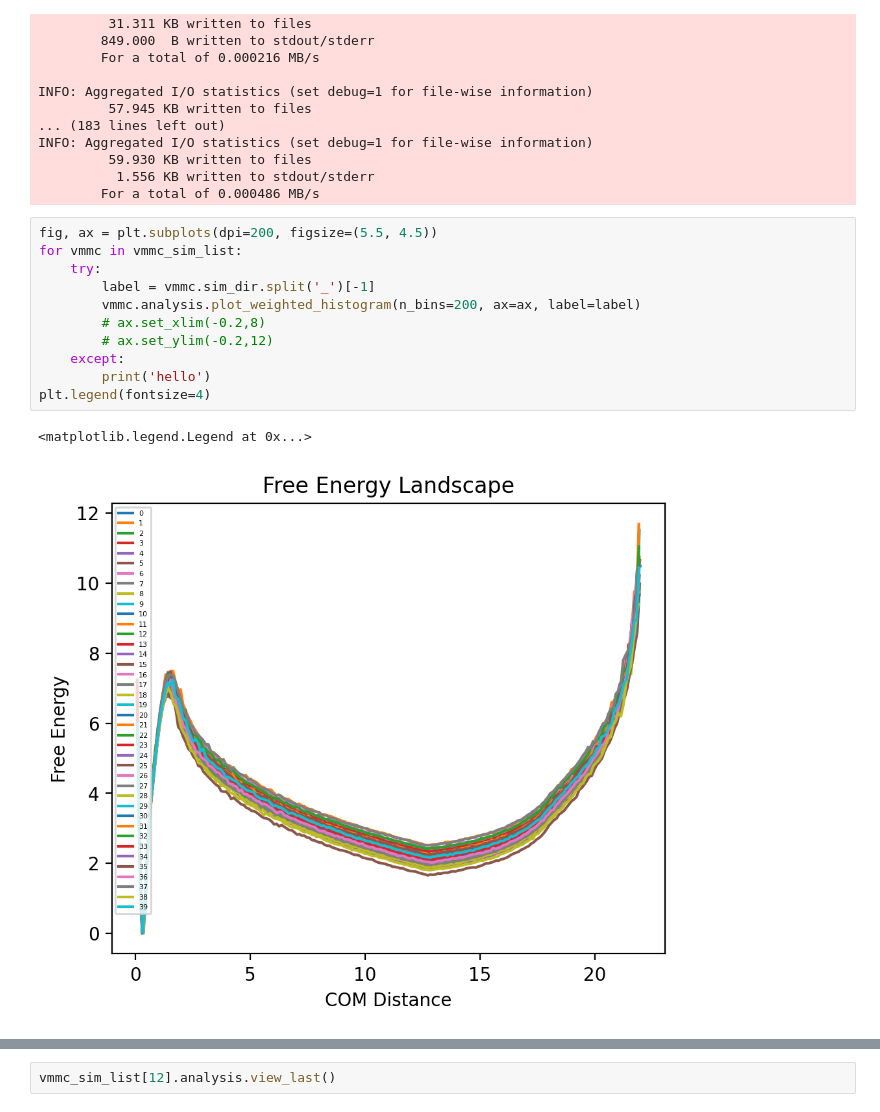
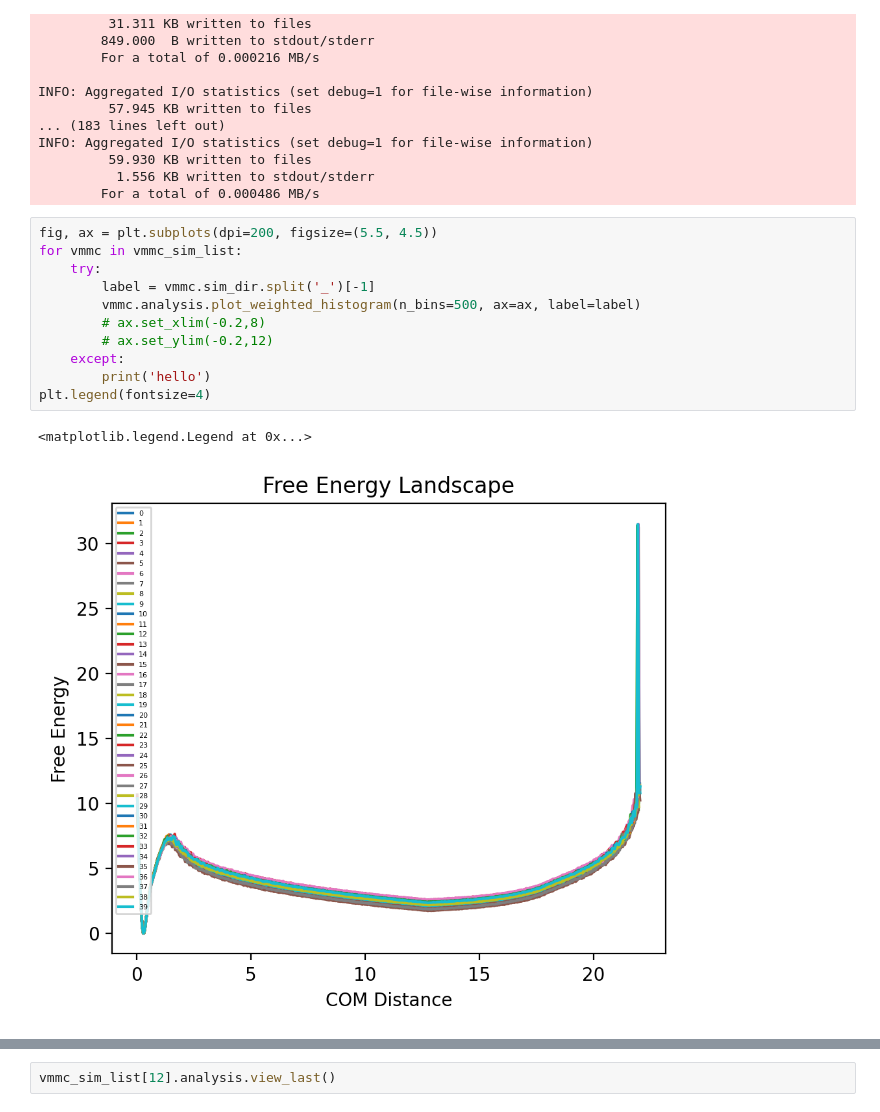
Before and after one commit to mlsample/ipy_oxDNA, a Jupyter notebook: src/vmmc.ipynb, the cells around one changed output, grey strips where cells are left out. Saved outputs shown, nothing was run; the diff lists cells and outputs as text.

```diff
--- a/src/vmmc.ipynb
+++ b/src/vmmc.ipynb
@@ -80,14 +80,14 @@ INFO: Aggregated I/O statistics (set debug=1 for file-wise information)
 # %%
 fig, ax = plt.subplots(dpi=200, figsize=(5.5, 4.5))
 for vmmc in vmmc_sim_list:
     try:
         label = vmmc.sim_dir.split('_')[-1]
-        vmmc.analysis.plot_weighted_histogram(n_bins=200, ax=ax, label=label)
+        vmmc.analysis.plot_weighted_histogram(n_bins=500, ax=ax, label=label)
         # ax.set_xlim(-0.2,8)
         # ax.set_ylim(-0.2,12)
     except:
         print('hello')
 plt.legend(fontsize=4)
 # %% [output]
 <matplotlib.legend.Legend at 0x...>
-[figure, old version]
+[figure, new version]
```
Also changed, not shown: parts of 9 cells of this notebook, 5 other files.
